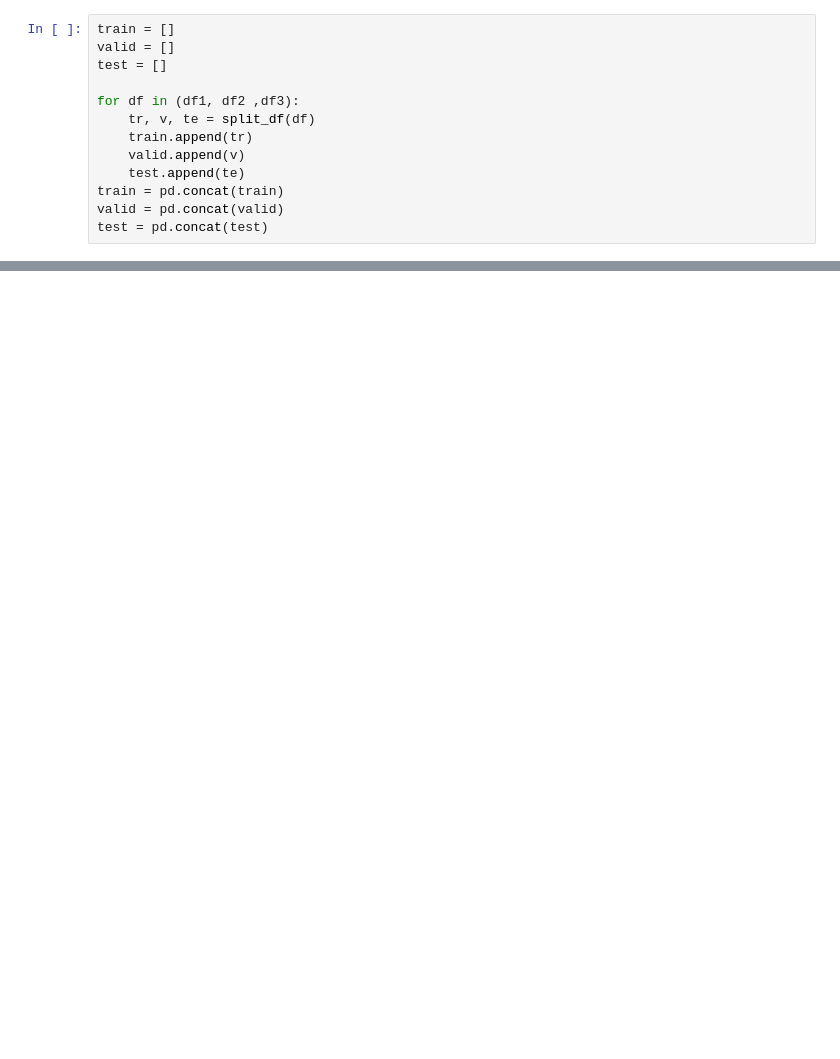
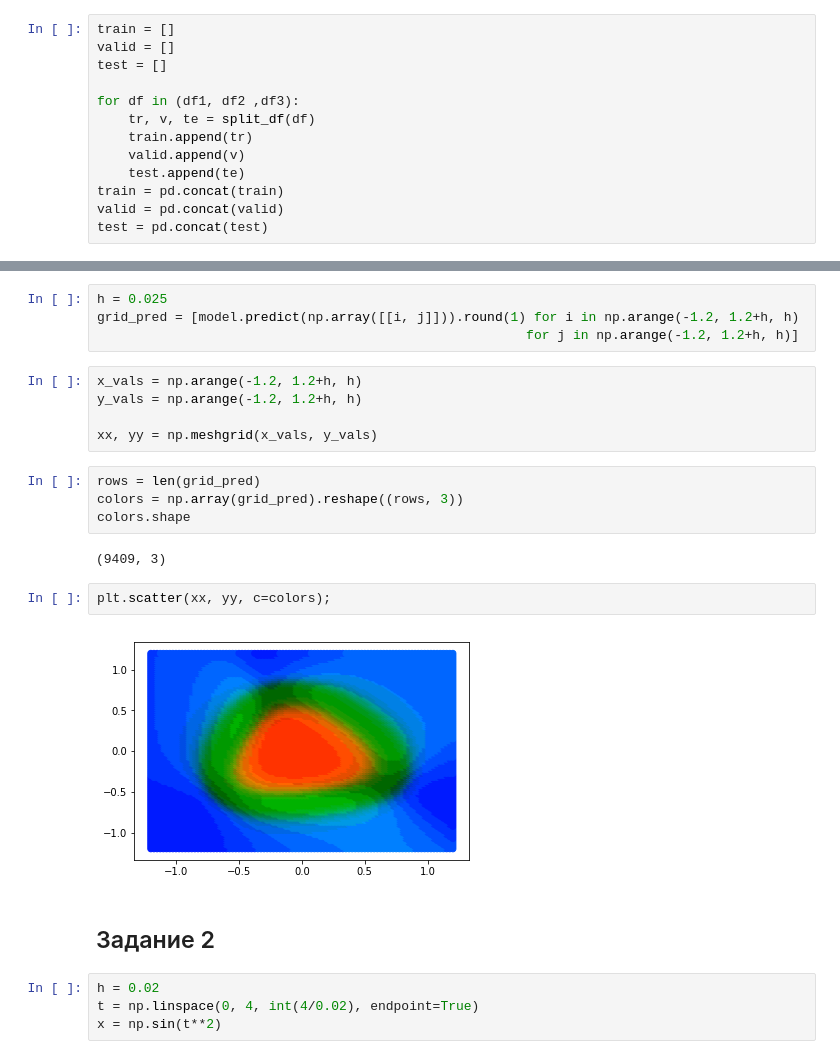
Before and after one commit to UncleDijkstra/mai, a Jupyter notebook: neural/Lw3/Lw3.ipynb, the cells around one changed output, grey strips where cells are left out. Drawn from its saved outputs; the diff is of its cells as text; blank space fills up the shorter version.

```diff
--- a/neural/Lw3/Lw3.ipynb
+++ b/neural/Lw3/Lw3.ipynb
@@ -98,0 +127,25 @@ from sklearn.metrics import accuracy_score
+# %%
+h = 0.025
+grid_pred = [model.predict(np.array([[i, j]])).round(1) for i in np.arange(-1.2, 1.2+h, h)
+                                                       for j in np.arange(-1.2, 1.2+h, h)]
+# %%
+x_vals = np.arange(-1.2, 1.2+h, h)
+y_vals = np.arange(-1.2, 1.2+h, h)
+
+xx, yy = np.meshgrid(x_vals, y_vals)
+# %%
+rows = len(grid_pred)
+colors = np.array(grid_pred).reshape((rows, 3))
+colors.shape
+# %% [output]
+(9409, 3)
+# %%
+plt.scatter(xx, yy, c=colors);
+# %% [output]
+[figure, added]
+# %% [markdown]
+## Задание 2
+# %%
+h = 0.02
+t = np.linspace(0, 4, int(4/0.02), endpoint=True)
+x = np.sin(t**2)
```
Also changed, not shown: parts of 22 cells of this notebook.
